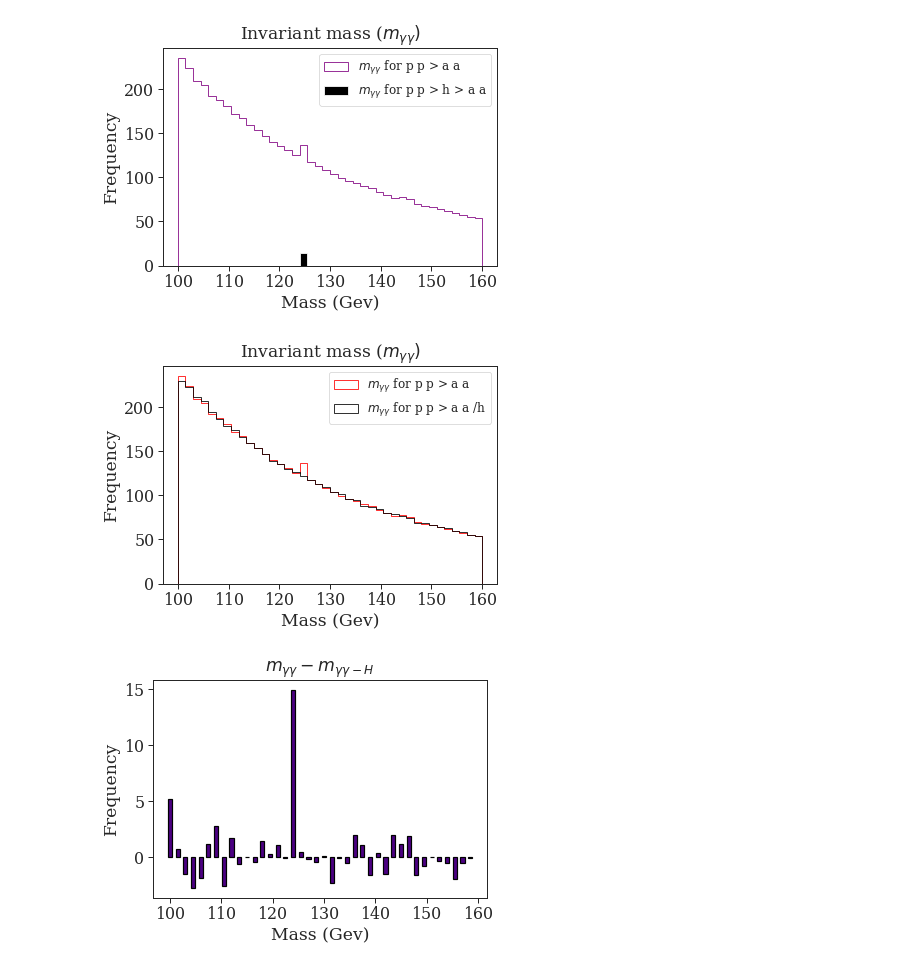
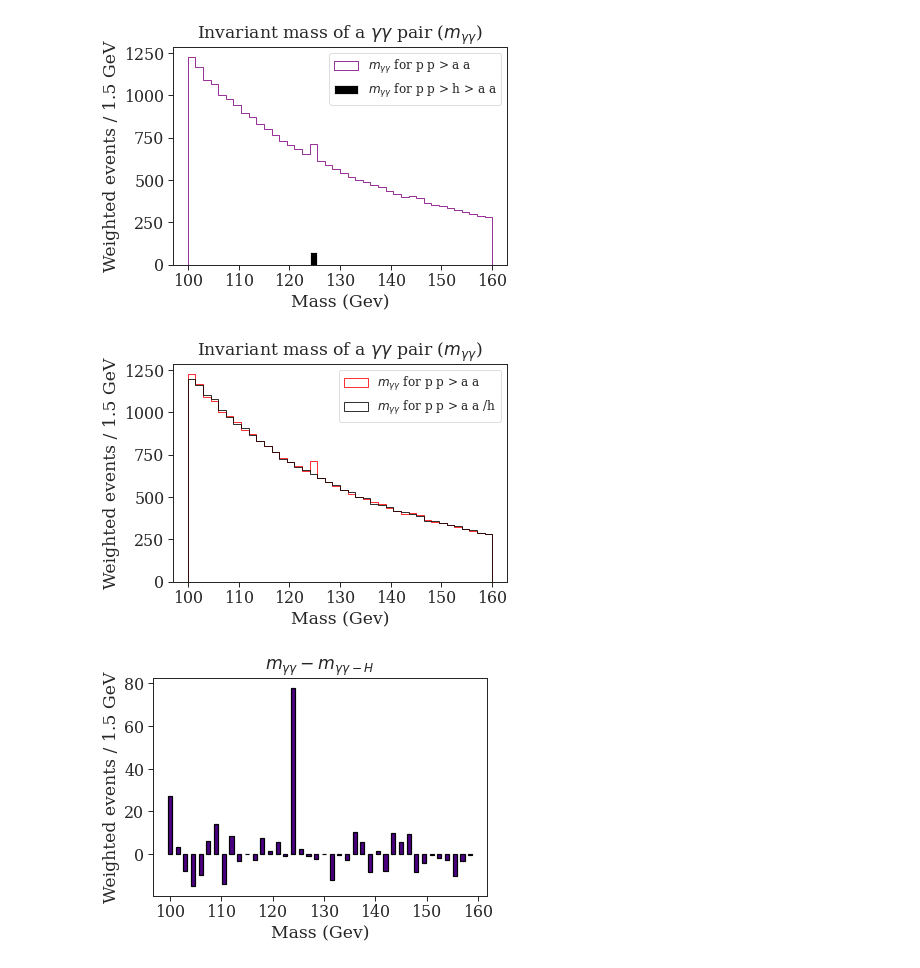
Before and after one commit to viniciusrocca/simulationsSM, a Jupyter notebook: pp2h2aa/Results_reproduction.ipynb, the cells around one changed output. Drawn from its saved outputs; the diff is of its cells as text; code cells hidden in the pictures.

```diff
--- a/pp2h2aa/Results_reproduction.ipynb
+++ b/pp2h2aa/Results_reproduction.ipynb
@@ -144,33 +144,35 @@ for i in range(200000):
 for i in range(len(m_h_aa_2)):
     m_h_aa.append(m_h_aa_2[i])
 
-#Setting the weights:
+#Setting the weights (Luminosity * cross section)/(number of events):
+    #Luminosity CMS 7 Tev 5.1 fb
+    #Luminosity CMS 8 Tev 5.3 fb
 
-weight_aa = (200000)*[2258/200000]
-weight_aa = weight_aa + (200000)*[2503/200000]
+weight_aa = (200000)*[(2258*5.1)/200000]
+weight_aa = weight_aa + (200000)*[(2503*5.3)/200000]
 
-weight_aa_nH = (200000)*[2251/200000]
-weight_aa_nH = weight_aa_nH + (200000)*[2495/200000]
+weight_aa_nH = (200000)*[(2251*5.1)/200000]
+weight_aa_nH = weight_aa_nH + (200000)*[(2495*5.3)/200000]
 
-weight_h_aa = (len(m_h_aa_1))*[8.509/200000]
-weight_h_aa = weight_h_aa + (len(m_h_aa_2))*[10.97/200000]
+weight_h_aa = (len(m_h_aa_1))*[5.1*8.509/200000]
+weight_h_aa = weight_h_aa + (len(m_h_aa_2))*[5.3*10.97/200000]
 # %%
 #Ploting the invariant mass
 
-histogram = plt.hist(m_aa, bins = 40, color = 'purple', range = (100,160),weights = weight_aa, histtype = 'step',label = r'$m_{\gamma\gamma}$ for p p > a a')
+histogram = plt.hist(m_aa, bins = 40, color = 'purple', range = (100,160),weights = np.array(weight_aa), histtype = 'step',label = r'$m_{\gamma\gamma}$ for p p > a a')
 
 
-histogram1 = plt.hist(m_h_aa, bins = 40, color = 'black', range = (100,160), weights = weight_h_aa, label = r'$m_{\gamma\gamma}$ for p p > h > a a')
+histogram1 = plt.hist(m_h_aa, bins = 40, color = 'black', range = (100,160), weights = np.array(weight_h_aa), label = r'$m_{\gamma\gamma}$ for p p > h > a a')
 
 
-plt.title(r'Invariant mass ($m_{\gamma\gamma})$')
+plt.title(r'Invariant mass of a $\gamma\gamma$ pair ($m_{\gamma\gamma}$)')
 plt.xlabel('Mass (Gev)')
-plt.ylabel('Frequency')
+plt.ylabel('Weighted events / 1.5 GeV')
 plt.legend(fontsize = 12)
 plt.savefig('Massa_invariante1.pdf')
 plt.show()
 # %% [output]
-[figure, old version]
+[figure, new version]
 # %%
 #Plotando o histograma
 
@@ -178,14 +180,14 @@ histogram = plt.hist(m_aa, bins = 40, color = 'red', range = (100,160),weights =
 
 histogram1 = plt.hist(m_aa_nH, bins = 40, color = 'black', range = (100,160), weights = weight_aa_nH, histtype = 'step', label = r'$m_{\gamma\gamma}$ for p p > a a /h')
 
-plt.title(r'Invariant mass ($m_{\gamma\gamma})$')
+plt.title(r'Invariant mass of a $\gamma\gamma$ pair ($m_{\gamma\gamma}$)')
 plt.xlabel('Mass (Gev)')
-plt.ylabel('Frequency')
+plt.ylabel('Weighted events / 1.5 GeV')
 plt.legend(fontsize = 12)
 plt.savefig('Massa_invariante.pdf')
 plt.show()
 # %% [output]
-[figure, old version]
+[figure, new version]
 # %%
 #Histogram with the difference in the simulations p p > a a and p p > a a /h
 
@@ -200,11 +202,11 @@ diff=plt.bar( a,
              linewidth=1.2, color='indigo')
 plt.title(r'$m_{\gamma\gamma} - m_{\gamma\gamma-H}$')
 plt.xlabel('Mass (Gev)')
-plt.ylabel('Frequency')
+plt.ylabel('Weighted events / 1.5 GeV')
 plt.savefig('IM_difference.pdf')
 plt.show()
 # %% [output]
-[figure, old version]
+[figure, new version]
 # %%
 #Histogram with the simulation demmanding higg with the difference the difference in the simulations p p > a a and p p > a a /h
 histogram2 = plt.hist(m_h_aa, bins = 40, color = 'red', range = (100,160),weights = weight_h_aa, label = r'$m_{\gamma\gamma}$ demanding H')
```
Also changed, not shown: parts of 5 cells of this notebook.
